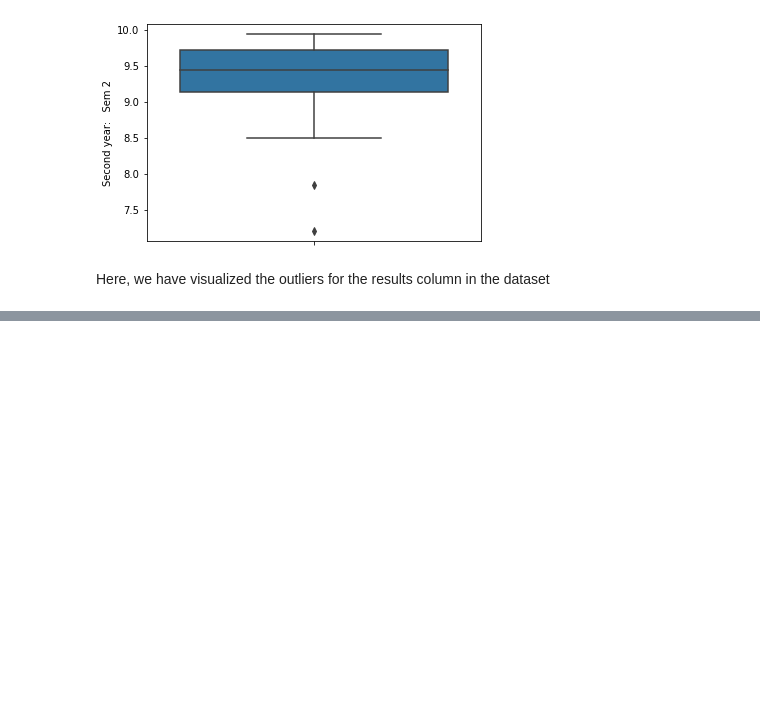
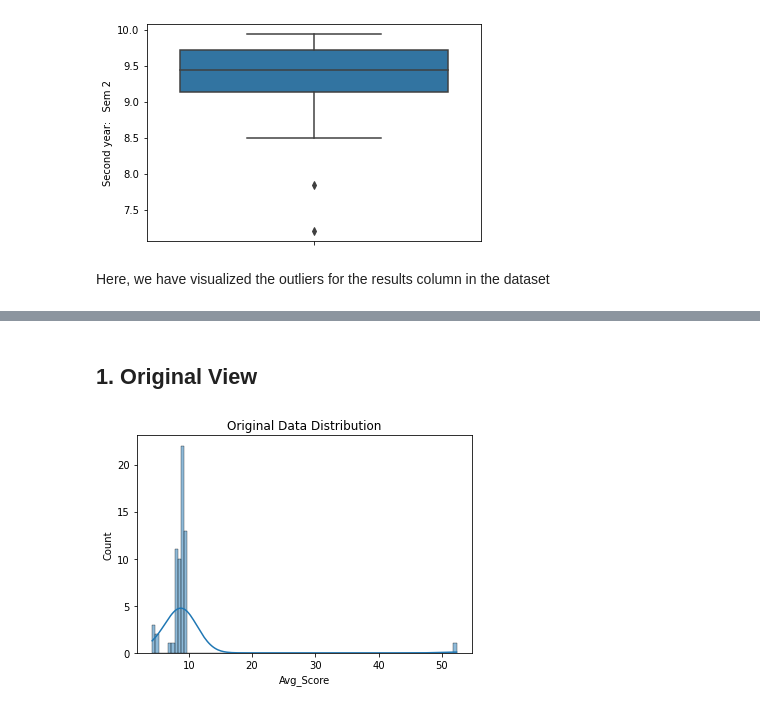
Before and after one commit to om-umrania/Software-Lab-3, a Jupyter notebook: DS-2.ipynb, the cells around one changed output, grey strips where cells are left out. Cells and saved outputs as stored; diff of their text form; code cells hidden in the pictures; blank space fills up the shorter version.

```diff
--- a/DS-2.ipynb
+++ b/DS-2.ipynb
@@ -159,0 +216,6 @@ Here, we have visualized the outliers for the results column in the dataset
+# %%
+# Calculate the average of the four semesters and create a new column 'Avg_Score'
+data['Avg_Score'] = (data['First year:   Sem 1'] + data['First year:   Sem 2'] + data['Second year:   Sem 1'] + data['Second year:   Sem 2'])/4
+
+# Printing New Data
+data
@@ -159,0 +236,9 @@ Here, we have visualized the outliers for the results column in the dataset
+# %% [markdown]
+## 1. Original View
+# %%
+# Plot original data distribution
+sns.histplot(data['Avg_Score'], kde=True)
+plt.title('Original Data Distribution')
+plt.show()
+# %% [output]
+[figure, added]
```
Also changed, not shown: parts of 19 cells of this notebook, 2 other files.
